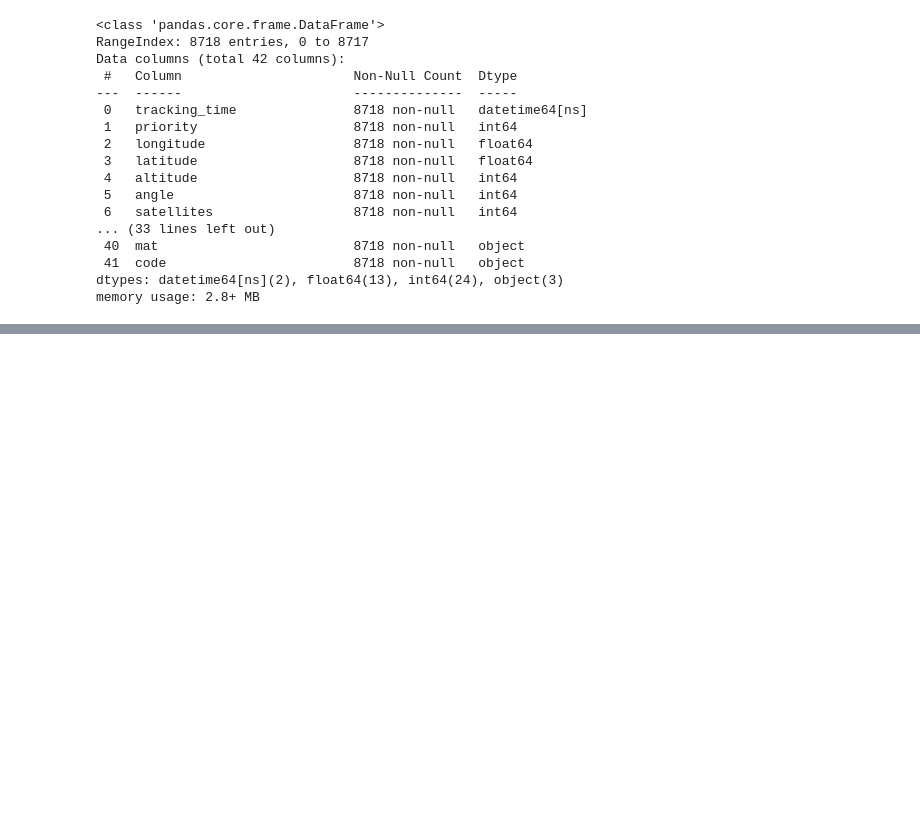
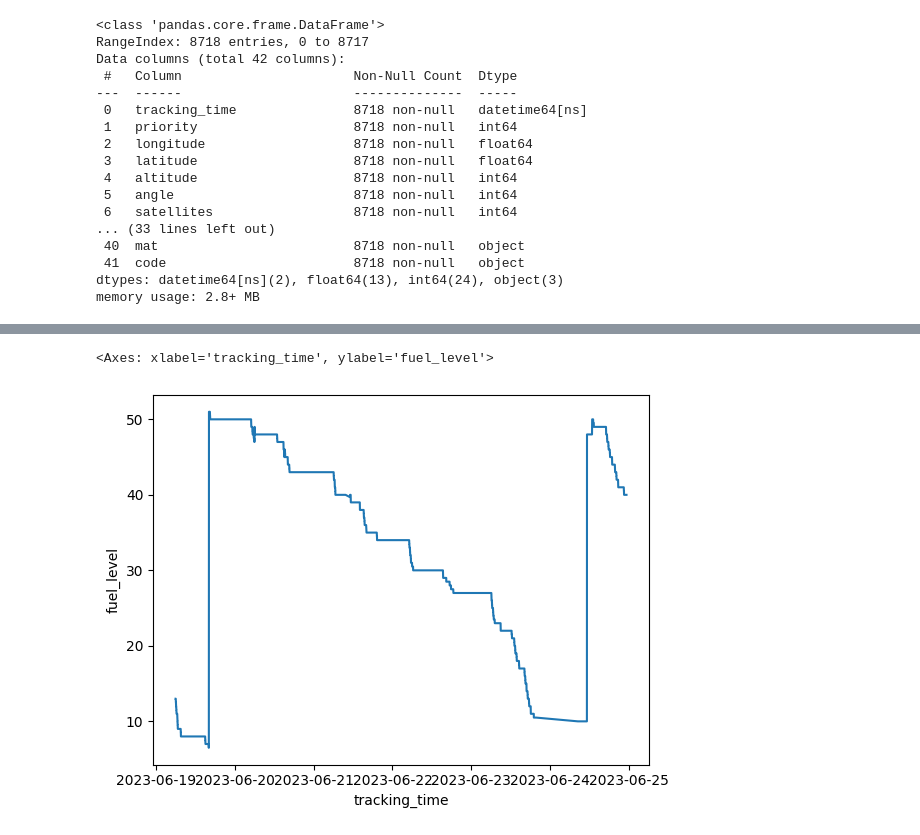
Before and after one commit to Elma-dev/fuel_calculation, a Jupyter notebook: fuel_calculation.ipynb, the cells around one changed output, grey strips where cells are left out. Drawn from its saved outputs; the diff is of its cells as text; code cells hidden in the pictures; blank space fills up the shorter version.

```diff
--- a/fuel_calculation.ipynb
+++ b/fuel_calculation.ipynb
@@ -50,0 +87,5 @@ fuel_time_pd=pd.DataFrame(data=fuel_time)
+# %%
+sns.lineplot(data=fuel_time_pd,x="tracking_time",y="fuel_level")
+# %% [output]
+<Axes: xlabel='tracking_time', ylabel='fuel_level'>
+[figure, added]
```
Also changed, not shown: parts of 26 cells of this notebook.
